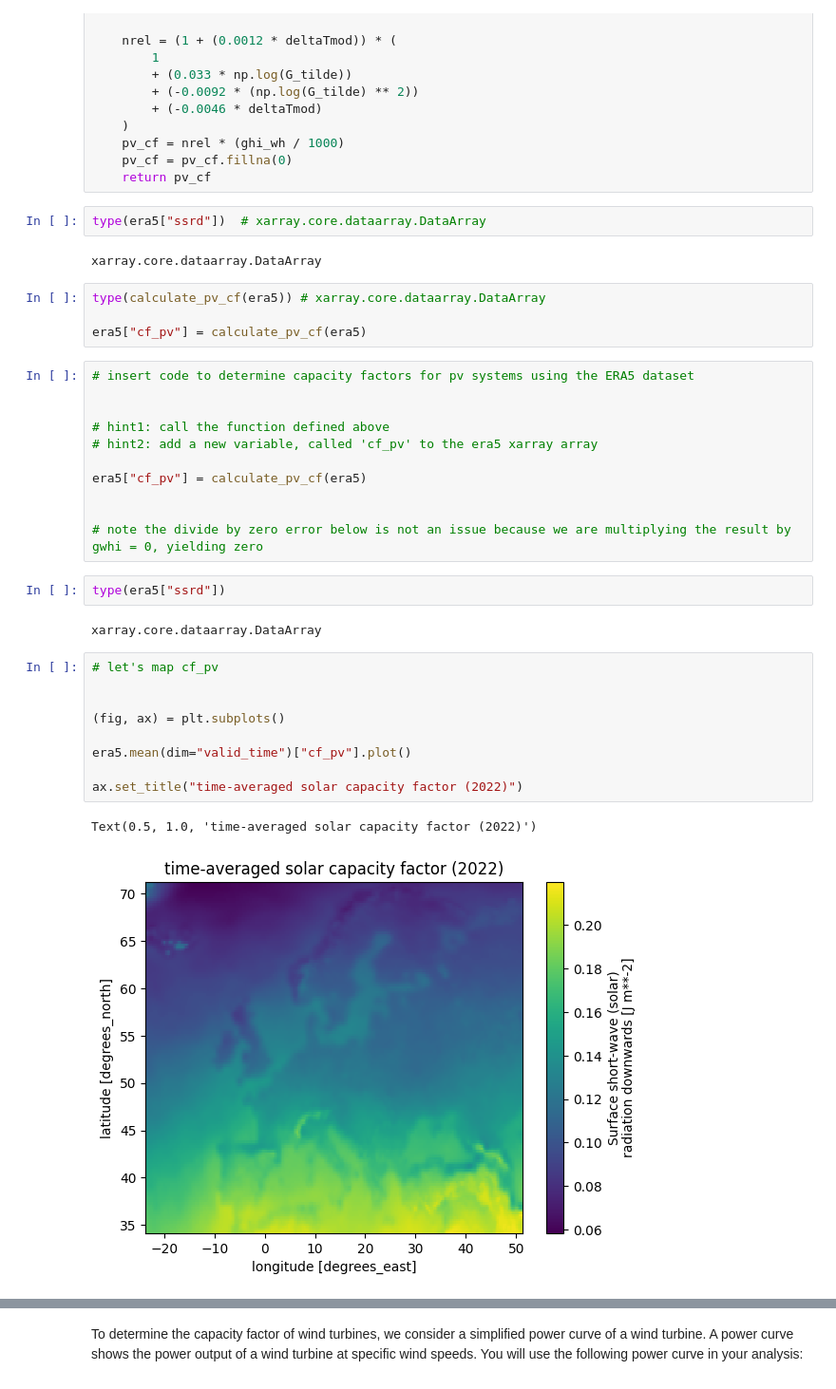
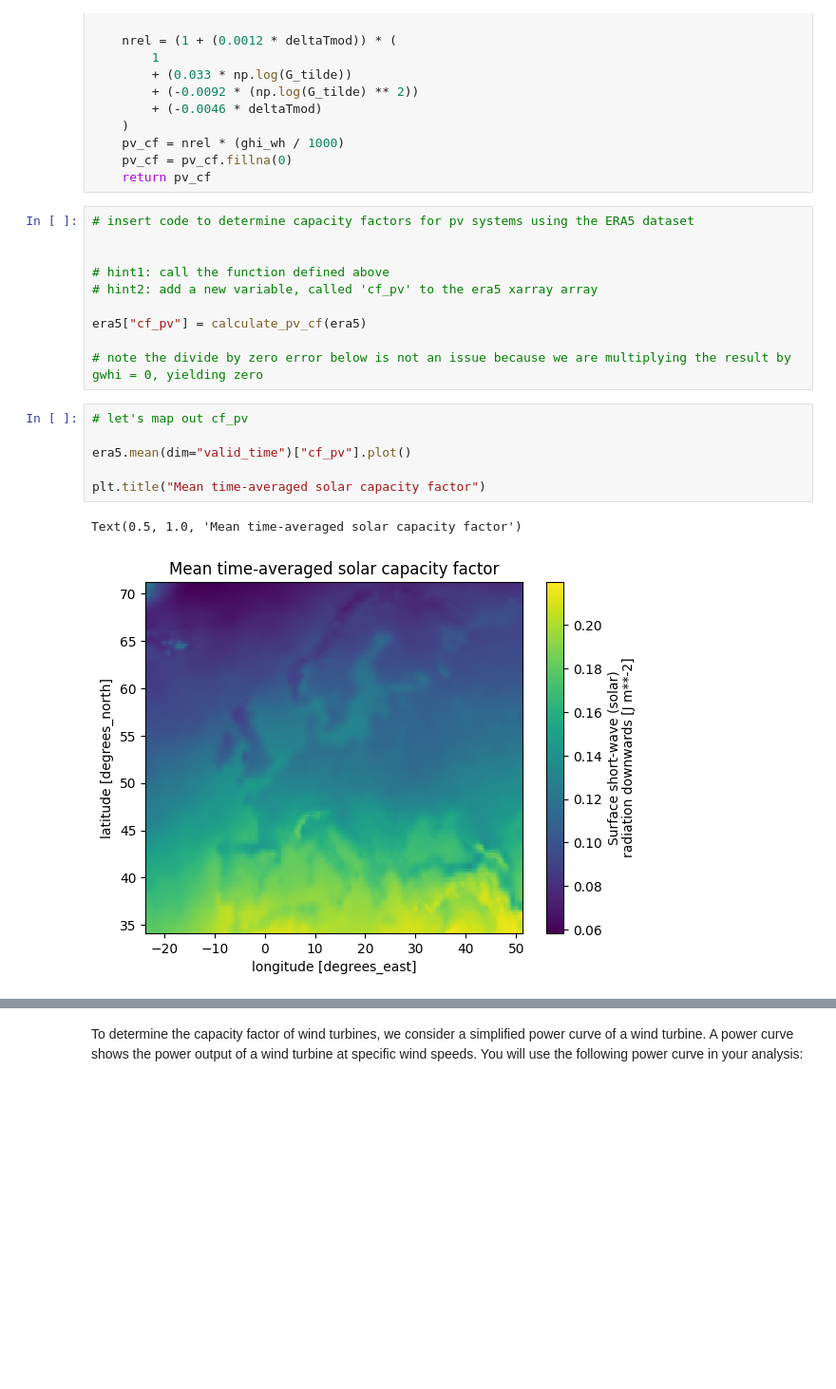
Before and after one commit to victorelgersma/dafs, a Jupyter notebook: final_assignment/AssignmentESMFinal.ipynb, the cells around one changed output, grey strips where cells are left out. Shown at 95% size. Drawn from its saved outputs; the diff is of its cells as text; blank space fills up the shorter version.

```diff
--- a/final_assignment/AssignmentESMFinal.ipynb
+++ b/final_assignment/AssignmentESMFinal.ipynb
@@ -252,14 +259,6 @@ def calculate_pv_cf(data):
     pv_cf = nrel * (ghi_wh / 1000)
     pv_cf = pv_cf.fillna(0)
     return pv_cf
-# %%
-type(era5["ssrd"])  # xarray.core.dataarray.DataArray
-# %% [output]
-xarray.core.dataarray.DataArray
-# %%
-type(calculate_pv_cf(era5)) # xarray.core.dataarray.DataArray
-
-era5["cf_pv"] = calculate_pv_cf(era5)
 # %%
 # insert code to determine capacity factors for pv systems using the ERA5 dataset
 
@@ -269,21 +268,13 @@ era5["cf_pv"] = calculate_pv_cf(era5)
 
 era5["cf_pv"] = calculate_pv_cf(era5)
 
-
 # note the divide by zero error below is not an issue because we are multiplying the result by gwhi = 0, yielding zero
-# %%
-type(era5["ssrd"])
-# %% [output]
-xarray.core.dataarray.DataArray
 # %%
-# let's map cf_pv
-
-
-(fig, ax) = plt.subplots()
+# let's map out cf_pv
 
 era5.mean(dim="valid_time")["cf_pv"].plot()
 
-ax.set_title("time-averaged solar capacity factor (2022)")
+plt.title("Mean time-averaged solar capacity factor")
 # %% [output]
-Text(0.5, 1.0, 'time-averaged solar capacity factor (2022)')
+Text(0.5, 1.0, 'Mean time-averaged solar capacity factor')
-[figure, old version]
+[figure, new version]
```
Also changed, not shown: parts of 39 cells of this notebook, 1 other file.
